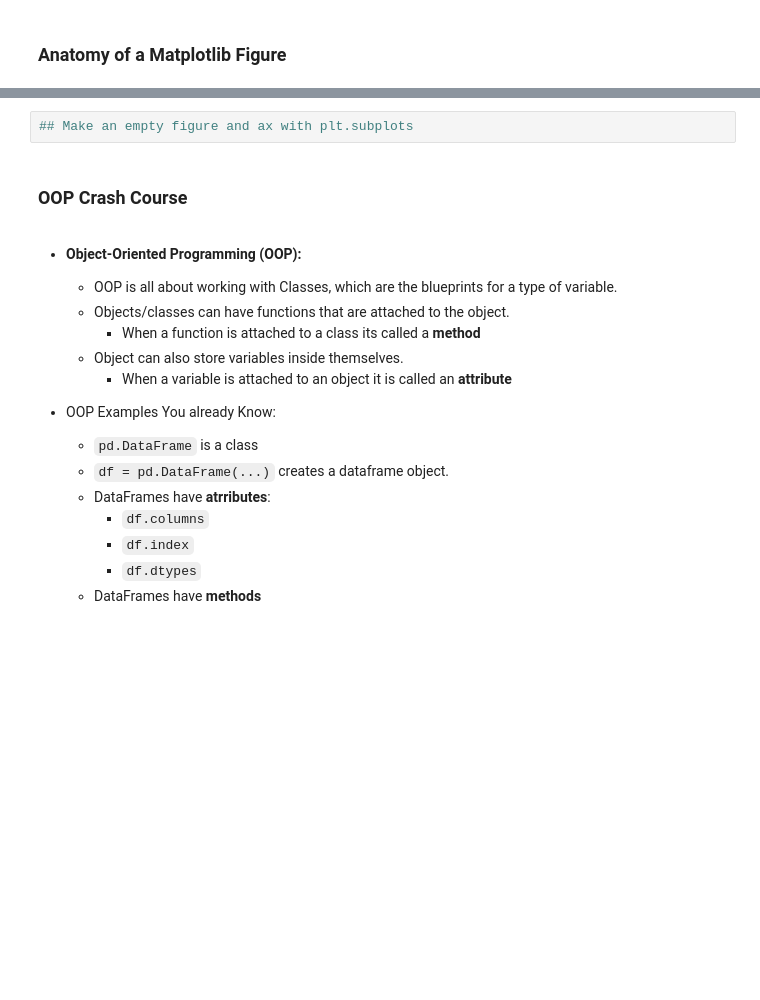
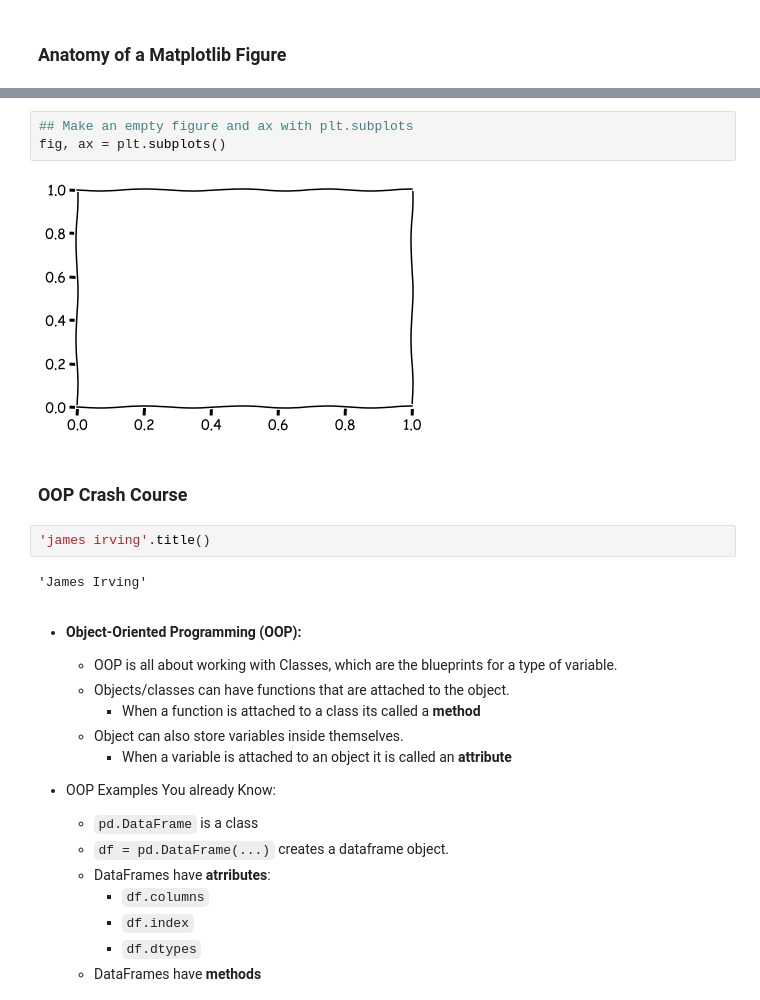
Before and after one commit to flatiron-school/ds-flex-fundamentals-of-data-visualization-2021, a Jupyter notebook: Fundamentals of Visualizations_v1_SG.ipynb, the cells around one changed output, grey strips where cells are left out. Drawn from its saved outputs; the diff is of its cells as text; blank space fills up the shorter version.

```diff
--- a/Fundamentals of Visualizations_v1_SG.ipynb
+++ b/Fundamentals of Visualizations_v1_SG.ipynb
@@ -211,8 +246,15 @@ memory usage: 148.4+ KB
         - There is an 'Axes` for each subplot in the Figure
 # %%
 ## Make an empty figure and ax with plt.subplots
+fig, ax = plt.subplots()
+# %% [output]
+[figure, added]
 # %% [markdown]
 ### OOP Crash Course
+# %%
+'james irving'.title()
+# %% [output]
+'James Irving'
 # %% [markdown]
 - **Object-Oriented Programming (OOP):**
     - OOP is all about working with Classes, which are the blueprints for a type of variable.
```
Also changed, not shown: parts of 34 cells of this notebook, 1 other file.
